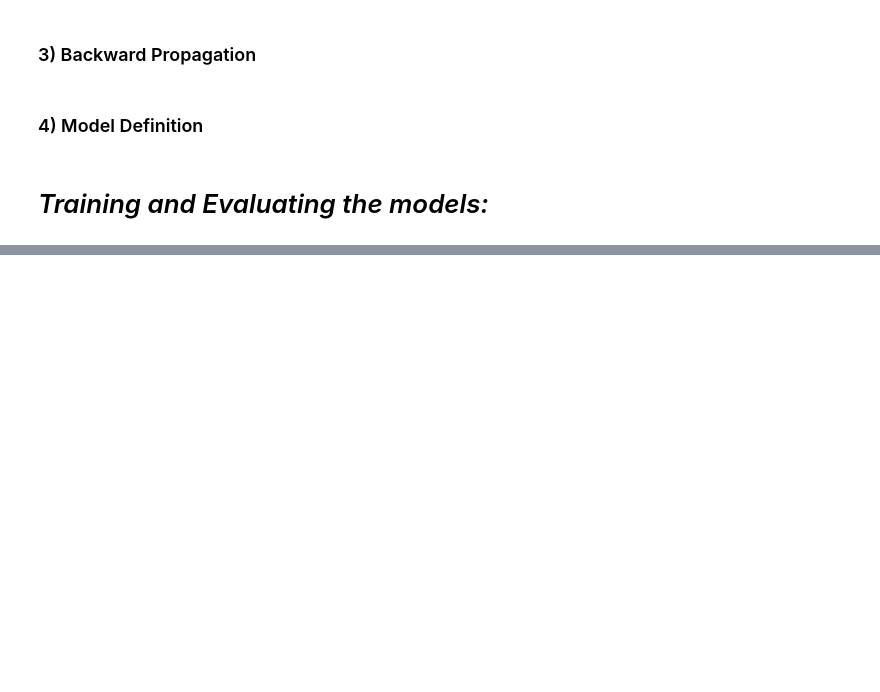
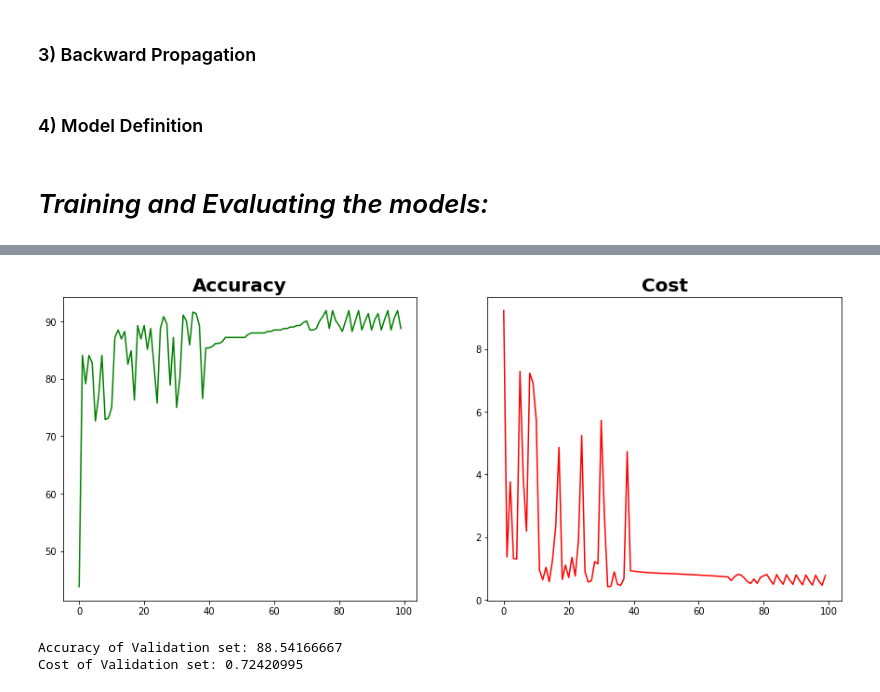
Before and after one commit to IMobinI/Neural-Network-from-Scratch, a Jupyter notebook: Neural_Network_from_Scratch.ipynb, the cells around one changed output, grey strips where cells are left out. Saved outputs shown, nothing was run; the diff lists cells and outputs as text; code cells hidden in the pictures; blank space fills up the shorter version.

Commit message:
Final Model

```diff
--- a/Neural_Network_from_Scratch.ipynb
+++ b/Neural_Network_from_Scratch.ipynb
@@ -247,7 +240,7 @@ def compute_accuracy(AL, Y, threshold):
         prediction[0,i] = 1 if AL[0, i] > threshold else 0
 
     m = Y.shape[1]
-    accuracy = (np.sum(np.absolute(prediction - Y)) / m) * 100
+    accuracy = (1 - np.sum(np.absolute(prediction - Y)) / m) * 100
 
     return accuracy
 # %% [markdown]
@@ -282,10 +277,10 @@ def linear_activation_backward(dA, cache, activation):
     linear_cache, activation_cache = cache
 
     if activation == "relu":
-        dZ = relu_backward(activation_cache)
+        dZ = relu_backward(dA, activation_cache)
 
     elif activation == "sigmoid":
-        dZ = sigmoid_backward(activation_cache)
+        dZ = sigmoid_backward(dA, activation_cache)
 
     dA_prev, dW, db = linear_backward(dZ, linear_cache)
 
@@ -320,21 +315,32 @@ def update_parameters(params, grads, learning_rate):
         parameters["b" + str(l + 1)] = parameters["b" + str(l + 1)] - learning_rate * grads["db" + str(l + 1)]
 
     return parameters
+# %%
+# draw the plots
+def draw(accuracy, costs):
+    fig, axis = plt.subplots(1, 2, figsize=(15,6))
+    axis[0].set_title('Accuracy', fontsize = 20, fontweight = 'bold')
+    axis[0].plot(accuracy, color = 'green')
+    axis[1].set_title('Cost', fontsize = 20, fontweight = 'bold')
+    axis[1].plot(costs, color = 'red')
+
+    print("\n\nMaximum Accuracy of Training set: {:.8f}\nMinimum Loss of Trainig set: {:.8f}\n".format(np.max(accuracy), np.min(costs)))
 # %% [markdown]
 ### 4) Model Definition
 # %%
-def model(X, Y, layers_dims, learning_rate = 0.1, num_iterations = 1000, initializer = "Random", threshold = 0.5, print_cost = False):
+def model(X, Y, layers_dims, learning_rate = 0.05, num_iterations = 10000, initial_value = "Random", threshold = 0.5, print_cost = False):
     np.random.seed(1)
+    accuracy = []
     costs = []
 
     # initialize parameters
-    if initializer == "Zero":
+    if initial_value == "Zero":
         parameters = initialize_parameters_with_zeros(layers_dims)
-    elif initializer == "Random":
+    elif initial_value == "Random":
         parameters = initialize_parameters_random(layers_dims)
 
     # gradient descent
-    for i in range(0, num_iterations):
+    for i in range(num_iterations):
 
         # Forward propagation
         AL, caches = model_forward(X, parameters)
@@ -349,10 +355,20 @@ def model(X, Y, layers_dims, learning_rate = 0.1, num_iterations = 1000, initial
         parameters = update_parameters(parameters, grads, learning_rate)
 
         # Comupe accuracy
-        accuracy = compute_accuracy(AL, Y, threshold)
+        acc = compute_accuracy(AL, Y, threshold)
 
         # Print the cost every (num_iterations / 10) iterations
-        if print_cost and i % (num_iterations / 10) == 0 or i == num_iterations - 1:
-            print("Iteration {}) \t\t Loss: {} \t\t Accuracy: {}".format(i, cost, accuracy))
+        if i % 1000 == 0 or i == num_iterations - 1:
+            if print_cost:
+                print("Iteration {:4d}) \t\t Loss: {:.8f} \t\t Accuracy: {:.8f}".format(i, cost, acc))
+
+        # Store cost and accuracy
+        if i % 100 == 0:
+            costs.append(cost)
+            accuracy.append(acc)
+
+    # draw plots
+    if print_cost:
+        draw(accuracy, costs)
 
     return parameters
@@ -379,0 +390,5 @@ Iteration 999)           Loss: 23.05267637734867                 Accuracy: 72.39
+# %%
+# Random initilize
+layers_dims = [X_train.shape[0], 1]
+parameters = model(X_train, y_train, layers_dims, initial_value = "Random", print_cost = True)
+# %% [output]
@@ -379,0 +410,7 @@ Iteration 999)           Loss: 23.05267637734867                 Accuracy: 72.39
+[figure, added]
+# %%
+cost, accuracy = test_model(X_val, y_val, parameters)
+print("Accuracy of Validation set: {:.8f}\nCost of Validation set: {:.8f}".format(accuracy, cost))
+# %% [output]
+Accuracy of Validation set: 88.54166667
+Cost of Validation set: 0.72420995
```
Also changed, not shown: parts of 25 cells of this notebook.
